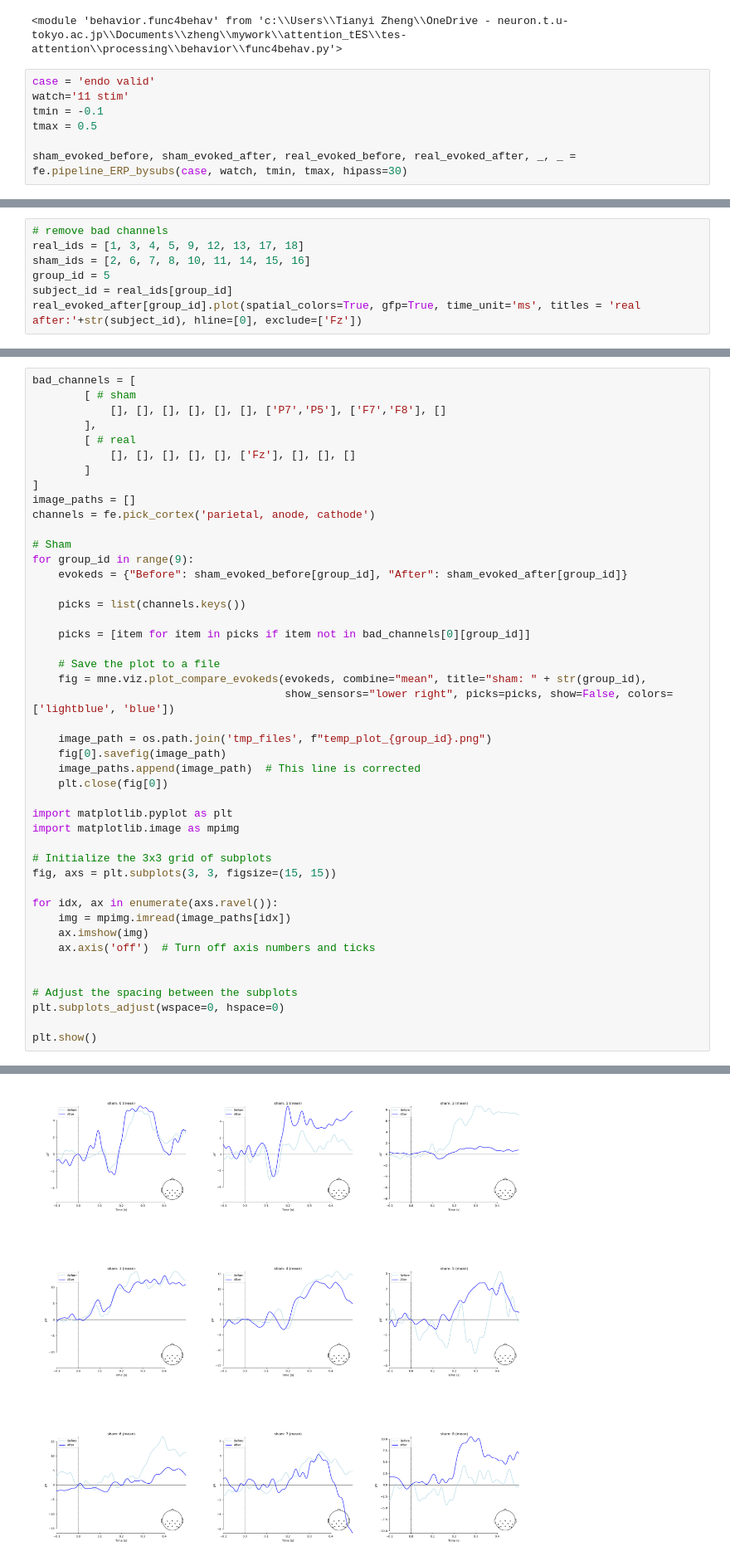
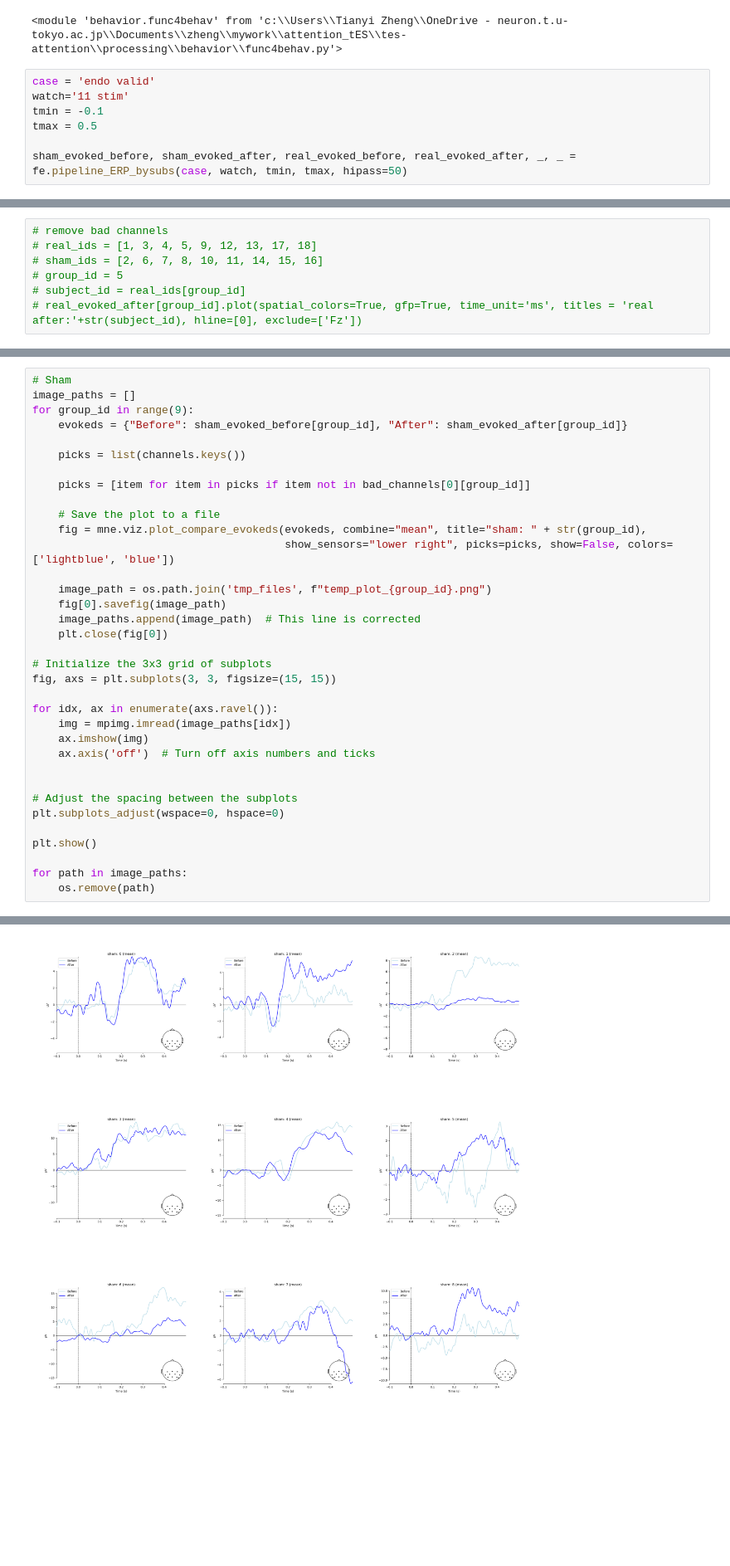
Before and after one commit to Shawnzty/tACS-Attention, a Jupyter notebook: processing/eeg_analysis/ERP_by_subs.ipynb, the cells around one changed output, grey strips where cells are left out. Shown at 83% size. Saved outputs shown, nothing was run; the diff lists cells and outputs as text; blank space fills up the shorter version.

```diff
--- a/processing/eeg_analysis/ERP_by_subs.ipynb
+++ b/processing/eeg_analysis/ERP_by_subs.ipynb
@@ -30,6 +30,6 @@ watch='11 stim'
 tmin = -0.1
 tmax = 0.5
 
-sham_evoked_before, sham_evoked_after, real_evoked_before, real_evoked_after, _, _ = fe.pipeline_ERP_bysubs(case, watch, tmin, tmax, hipass=30)
+sham_evoked_before, sham_evoked_after, real_evoked_before, real_evoked_after, _, _ = fe.pipeline_ERP_bysubs(case, watch, tmin, tmax, hipass=50)
 # %% [output]
 Filtering raw data in 1 contiguous segment
@@ -167,8 +167,8 @@ Designing a one-pass, zero-phase, non-causal lowpass filter:
 ... (24 outputs left out)
 # %%
 # remove bad channels
-real_ids = [1, 3, 4, 5, 9, 12, 13, 17, 18]
-sham_ids = [2, 6, 7, 8, 10, 11, 14, 15, 16]
-group_id = 5
-subject_id = real_ids[group_id]
-real_evoked_after[group_id].plot(spatial_colors=True, gfp=True, time_unit='ms', titles = 'real after:'+str(subject_id), hline=[0], exclude=['Fz'])
+# real_ids = [1, 3, 4, 5, 9, 12, 13, 17, 18]
+# sham_ids = [2, 6, 7, 8, 10, 11, 14, 15, 16]
+# group_id = 5
+# subject_id = real_ids[group_id]
+# real_evoked_after[group_id].plot(spatial_colors=True, gfp=True, time_unit='ms', titles = 'real after:'+str(subject_id), hline=[0], exclude=['Fz'])
@@ -193,16 +191,6 @@ for i in range(9):
 # %%
-bad_channels = [
-        [ # sham
-            [], [], [], [], [], [], ['P7','P5'], ['F7','F8'], []
-        ],
-        [ # real
-            [], [], [], [], [], ['Fz'], [], [], []
-        ]
-]
+# Sham
 image_paths = []
-channels = fe.pick_cortex('parietal, anode, cathode')
-
-# Sham
 for group_id in range(9):
     evokeds = {"Before": sham_evoked_before[group_id], "After": sham_evoked_after[group_id]}
 
@@ -219,40 +207,40 @@ for group_id in range(9):
     image_paths.append(image_path)  # This line is corrected
     plt.close(fig[0])
 
-import matplotlib.pyplot as plt
-import matplotlib.image as mpimg
-
 # Initialize the 3x3 grid of subplots
 fig, axs = plt.subplots(3, 3, figsize=(15, 15))
 
 for idx, ax in enumerate(axs.ravel()):
     img = mpimg.imread(image_paths[idx])
     ax.imshow(img)
     ax.axis('off')  # Turn off axis numbers and ticks
 
 
 # Adjust the spacing between the subplots
 plt.subplots_adjust(wspace=0, hspace=0)
 
 plt.show()
+
+for path in image_paths:
+    os.remove(path)
 # %% [output]
 combining channels using "mean"
 combining channels using "mean"
 combining channels using "mean"
 combining channels using "mean"
 combining channels using "mean"
 combining channels using "mean"
 combining channels using "mean"
 combining channels using "mean"
 combining channels using "mean"
 combining channels using "mean"
 combining channels using "mean"
 combining channels using "mean"
 combining channels using "mean"
 combining channels using "mean"
 combining channels using "mean"
 combining channels using "mean"
 combining channels using "mean"
 combining channels using "mean"
-[figure, old version]
+[figure, new version]
 # %%
```
Also changed, not shown: parts of 7 cells of this notebook, 9 other files.
